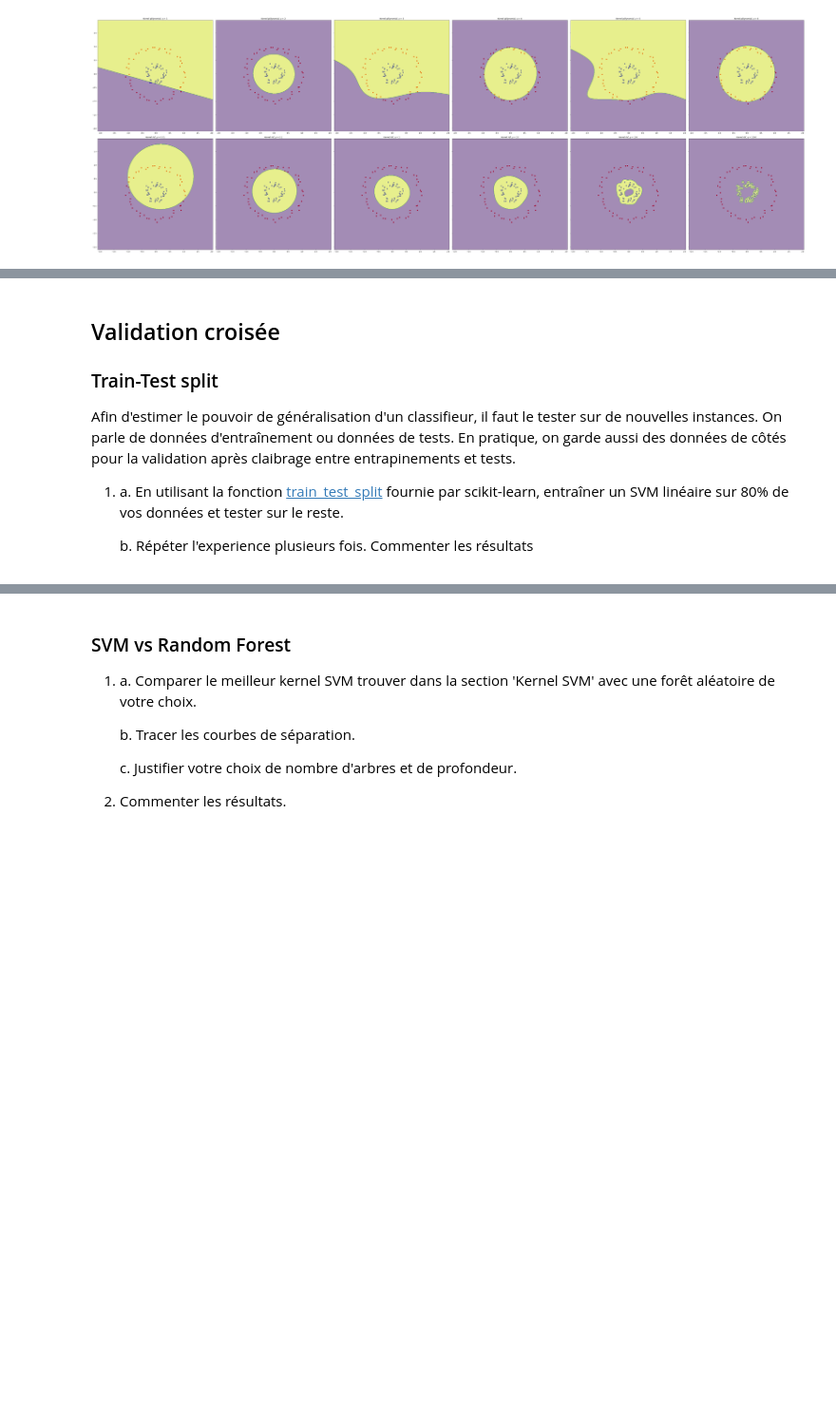
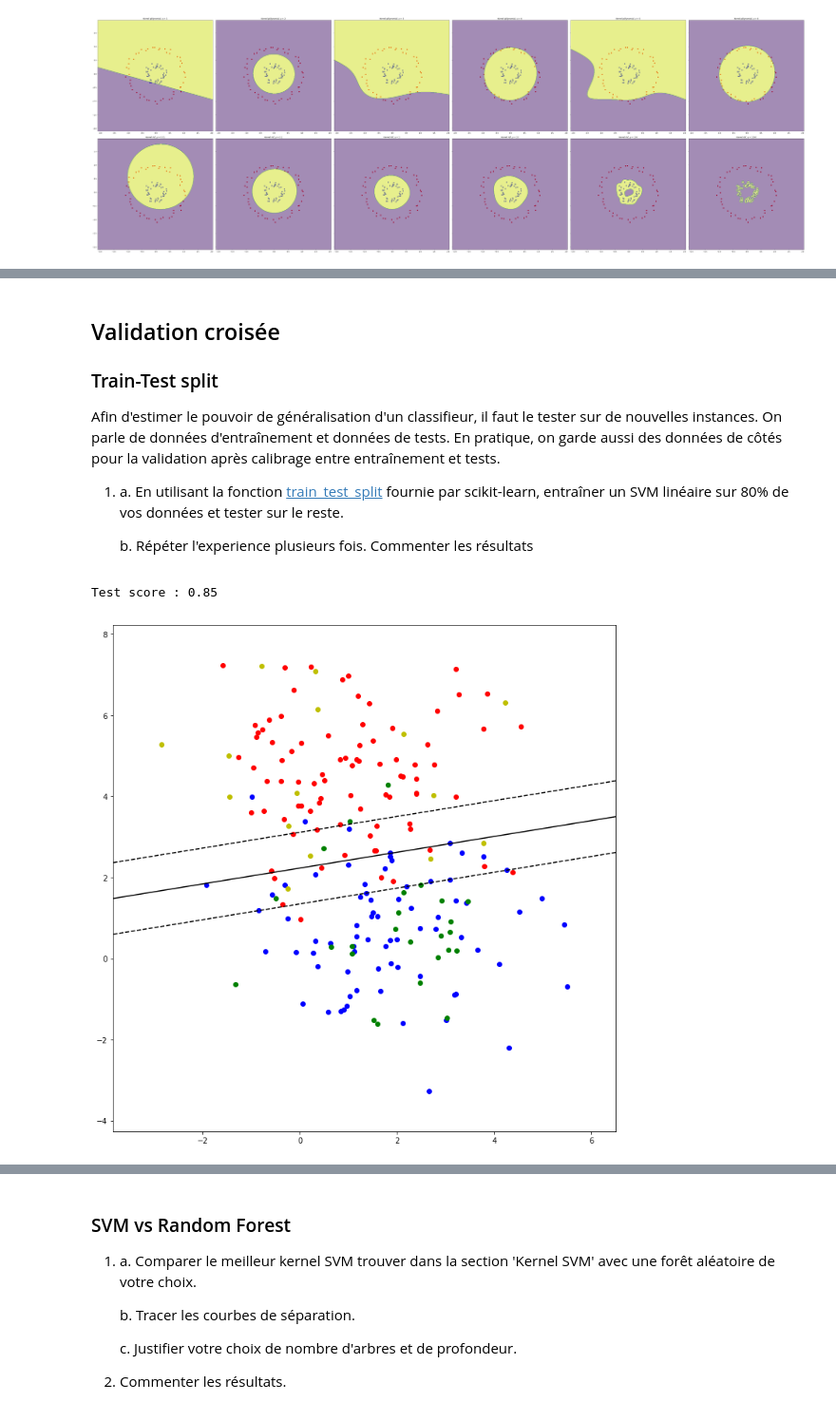
Before and after one commit to ethiy/svm-fs, a Jupyter notebook: TP/tp_svm_fs.ipynb, the cells around one changed output, grey strips where cells are left out. Shown at 95% size. Cells and saved outputs as stored; diff of their text form; code cells hidden in the pictures; blank space fills up the shorter version.

```diff
--- a/TP/tp_svm_fs.ipynb
+++ b/TP/tp_svm_fs.ipynb
@@ -294,7 +294,7 @@ plt.show()
 
 ### Train-Test split
 
-Afin d'estimer le pouvoir de généralisation d'un classifieur, il faut le tester sur de nouvelles instances. On parle de données d'entraînement ou données de tests. En pratique, on garde aussi des données de côtés pour la validation après claibrage entre entrapinements et tests.
+Afin d'estimer le pouvoir de généralisation d'un classifieur, il faut le tester sur de nouvelles instances. On parle de données d'entraînement et données de tests. En pratique, on garde aussi des données de côtés pour la validation après calibrage entre entraînement et tests.
 
 1. a. En utilisant la fonction [train_test_split](http://scikit-learn.org/stable/modules/generated/sklearn.model_selection.train_test_split.html) fournie par scikit-learn, entraîner un SVM linéaire sur 80% de vos données et tester sur le reste.
 
@@ -302,38 +302,38 @@ Afin d'estimer le pouvoir de généralisation d'un classifieur, il faut le teste
 # %%
 import sklearn.model_selection
 
-X, Y = sklearn.datasets.make_blobs(n_samples=100, centers=2, random_state=90, cluster_std=0.60)
-
-X_train, Y_train = (None, None)
-X_test, Y_test = (None, None)
+X, Y = sklearn.datasets.make_blobs(n_samples=200, centers=2, random_state=0, cluster_std=1.5)
 
 # Répartir les données en 4/5 de train data et 1/5 de test data
+X_train, X_test, Y_train, Y_test = sklearn.model_selection.train_test_split( X, Y, test_size=.2, random_state=42)
 
-C = 1
 # Entraîner le modèle
-classifier = None
+classifier = sklearn.svm.SVC(kernel='linear', C=1).fit(X_train, Y_train)
 
 # Tester le modèle entraîné
-test_score = None
+test_score = classifier.score(X_test, Y_test)
 
 print('Test score :', test_score)
 
 f, ax = plt.subplots(1, 1)
 f.set_figheight(10)
 f.set_figwidth(10)
 
 plot_dataset(X_train, Y_train, ax)
-plot_dataset(X_test, Y_test, ax, ['m', 'g'])
+plot_dataset(X_test, Y_test, ax, ['y', 'g'])
 xx, yy = mesh_from(X, .01)
 plot_margin(
     xx,
     yy,
     ax,
-    model
+    classifier
 )
 
 plt.tight_layout()
 plt.show()
+# %% [output]
+Test score : 0.85
+[figure, added]
 # %% [markdown]
 ### Recherche de paramètres
 
```
Also changed, not shown: parts of 8 cells of this notebook.
